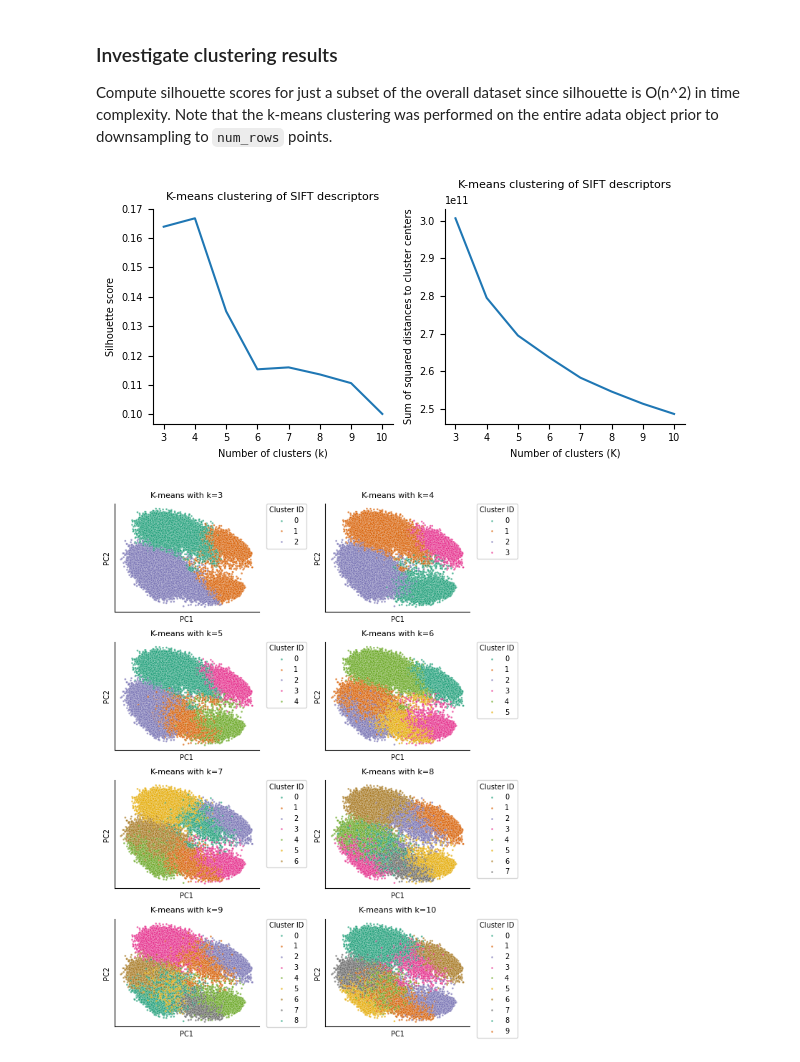
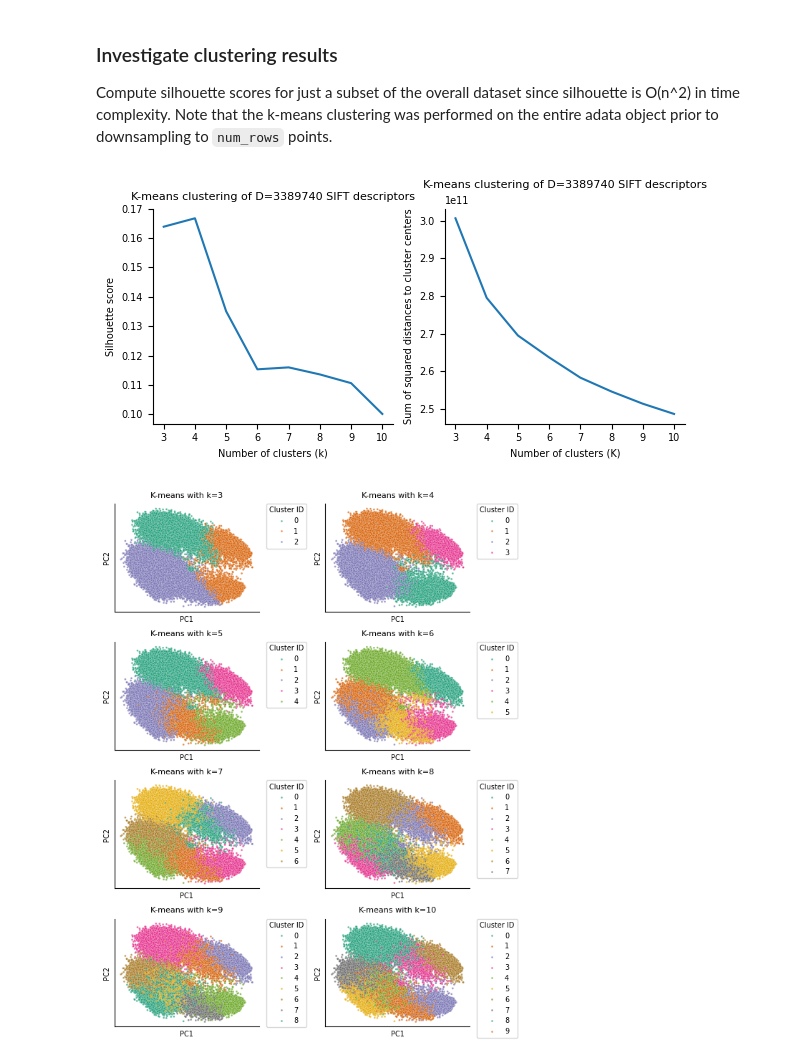
Before and after one commit to bee-hive/sflcba, a Jupyter notebook: analyze_sift_embedding.ipynb, the cells around one changed output. Saved outputs shown, nothing was run; the diff lists cells and outputs as text; code cells hidden in the pictures.

```diff
--- a/analyze_sift_embedding.ipynb
+++ b/analyze_sift_embedding.ipynb
@@ -40,6 +40,10 @@ plt.rcParams['pdf.use14corefonts'] = True
 # %%
 # load the anndata file with the SIFT descriptors
 adata = ad.read_h5ad('/gladstone/engelhardt/lab/adamw/saft_figuren/analysis/adata_20250225_kmeans.h5ad')
+
+# the number of rows when first loading the data represents the number of SIFT descriptors used for clustering
+num_rows_cluster = adata.obs.shape[0]
+
 adata
 # %% [output]
 AnnData object with n_obs × n_vars = 3389740 × 128
@@ -90,36 +94,36 @@ Compute silhouette scores for just a subset of the overall dataset since silhoue
 # k-means clustering of SIFT descriptors
 k_values = np.arange(3, 11)
 
 # compute the silhouette score for each value of k on adata
 silhouettes = []
 for k in k_values:
     colname = 'kmeans_{}'.format(k)
     # make sure that the clustering results are in category format
     adata.obs[colname] = adata.obs[colname].astype('category')
     score = silhouette_score(adata.X, adata.obs[colname])
     silhouettes.append(score)
 
 fig, ax = plt.subplots(1, 2, figsize=(6, 3), tight_layout=True)
 ax = ax.flatten()
 
 # plot the silhouette score for each value of k on adata_B4_donor1
 ax[0].plot(k_values, silhouettes)
 ax[0].set_xlabel('Number of clusters (k)')
 ax[0].set_ylabel('Silhouette score')
-ax[0].set_title('K-means clustering of SIFT descriptors')
+ax[0].set_title('K-means clustering of D={} SIFT descriptors'.format(num_rows_cluster))
 sns.despine(ax=ax[0])
 
 # plot the wccs score from adata.uns['kmeans_{k}] for each value of k on the entire dataset
 wccs = [ adata.uns['kmeans_{}'.format(k)]['wccs'] for k in k_values ]
 ax[1].plot(k_values, wccs)
 ax[1].set_xlabel('Number of clusters (K)')
 ax[1].set_ylabel('Sum of squared distances to cluster centers')
-ax[1].set_title('K-means clustering of SIFT descriptors')
+ax[1].set_title('K-means clustering of D={} SIFT descriptors'.format(num_rows_cluster))
 sns.despine(ax=ax[1])
 
 plt.show()
 # %% [output]
-[figure, old version]
+[figure, new version]
 # %%
 # show the PCA embeddings colored by K-means cluster
 fig, ax = plt.subplots(4, 2, figsize=(6, 8), tight_layout=True)
```
Also changed, not shown: parts of 4 cells of this notebook, 1 other file.
